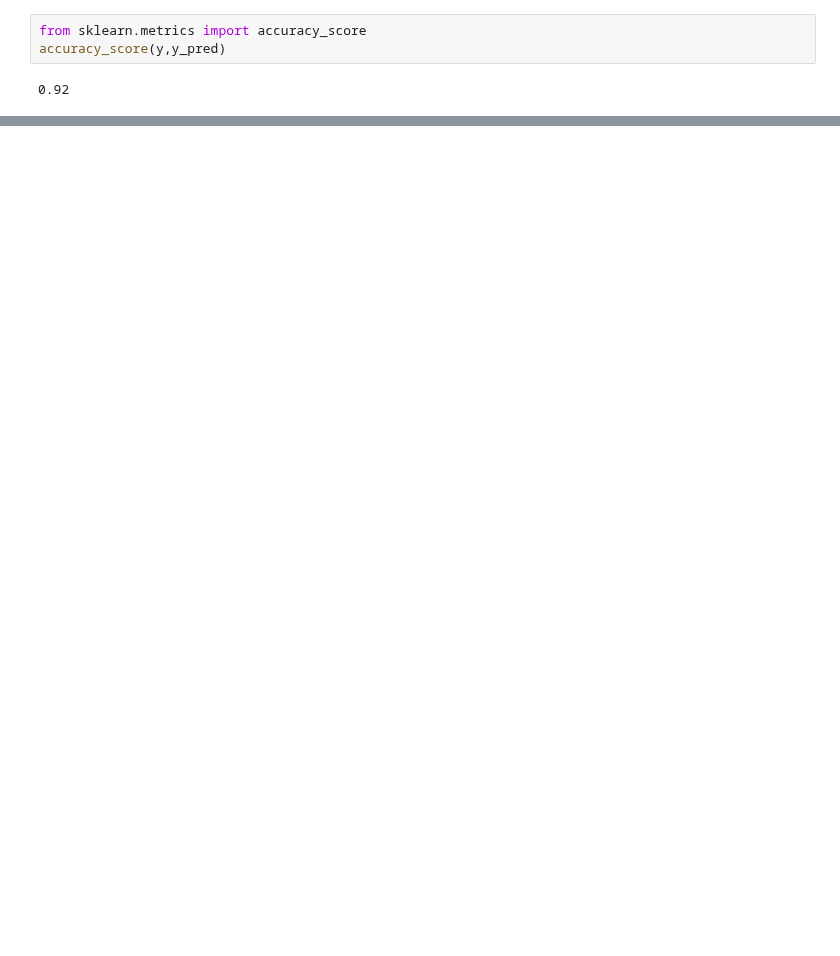
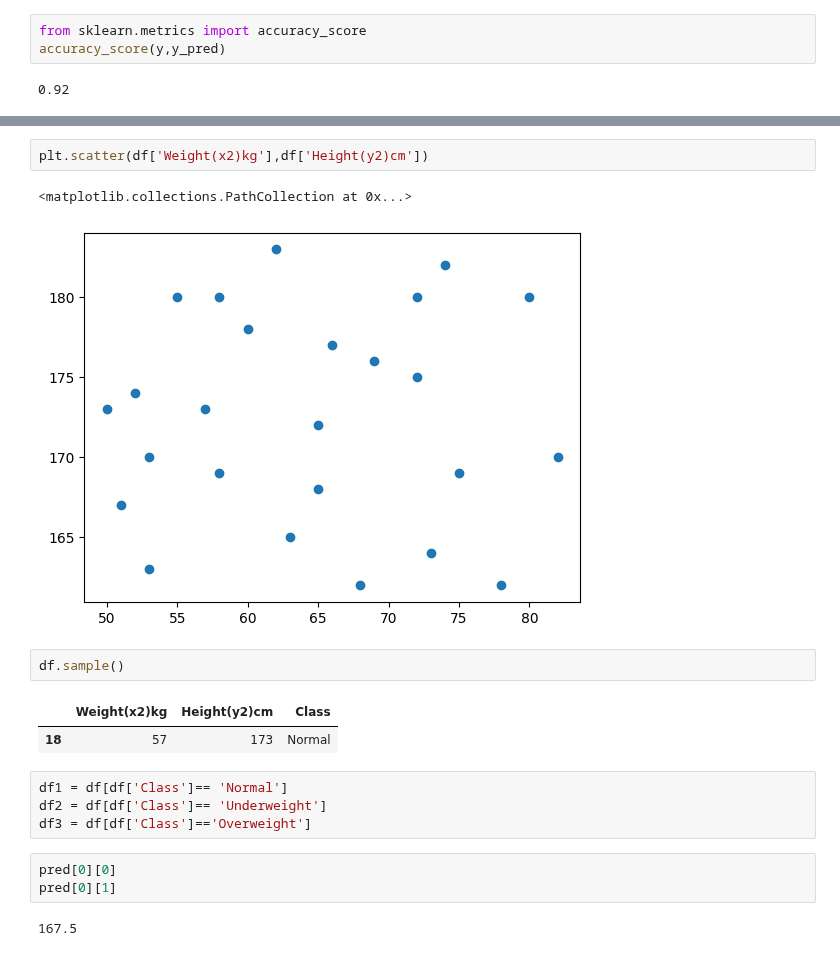
Before and after one commit to Avdhoot-Ukirde/Virtual-Environment-streamlit-Prediction-model, a Jupyter notebook: practice.ipynb, the cells around one changed output, grey strips where cells are left out. Saved outputs shown, nothing was run; the diff lists cells and outputs as text; blank space fills up the shorter version.

```diff
--- a/practice.ipynb
+++ b/practice.ipynb
@@ -65,3 +80,22 @@ pd.DataFrame(a,index=['Normal_A','Overweight_A','Underweight_A'],columns=[''])
 | Normal_A | 9 | 0 | 1 |
 | Overweight_A | 1 | 6 | 0 |
 | Underweight_A | 0 | 0 | 8 |
+# %%
+plt.scatter(df['Weight(x2)kg'],df['Height(y2)cm'])
+# %% [output]
+<matplotlib.collections.PathCollection at 0x...>
+[figure, added]
+# %%
+df.sample()
+# %% [output]
+|  | Weight(x2)kg | Height(y2)cm | Class |
+| 18 | 57 | 173 | Normal |
+# %%
+df1 = df[df['Class']== 'Normal']
+df2 = df[df['Class']== 'Underweight']
+df3 = df[df['Class']=='Overweight']
+# %%
+pred[0][0]
+pred[0][1]
+# %% [output]
+167.5
```
Also changed, not shown: parts of 4 cells of this notebook, 1 other file.
